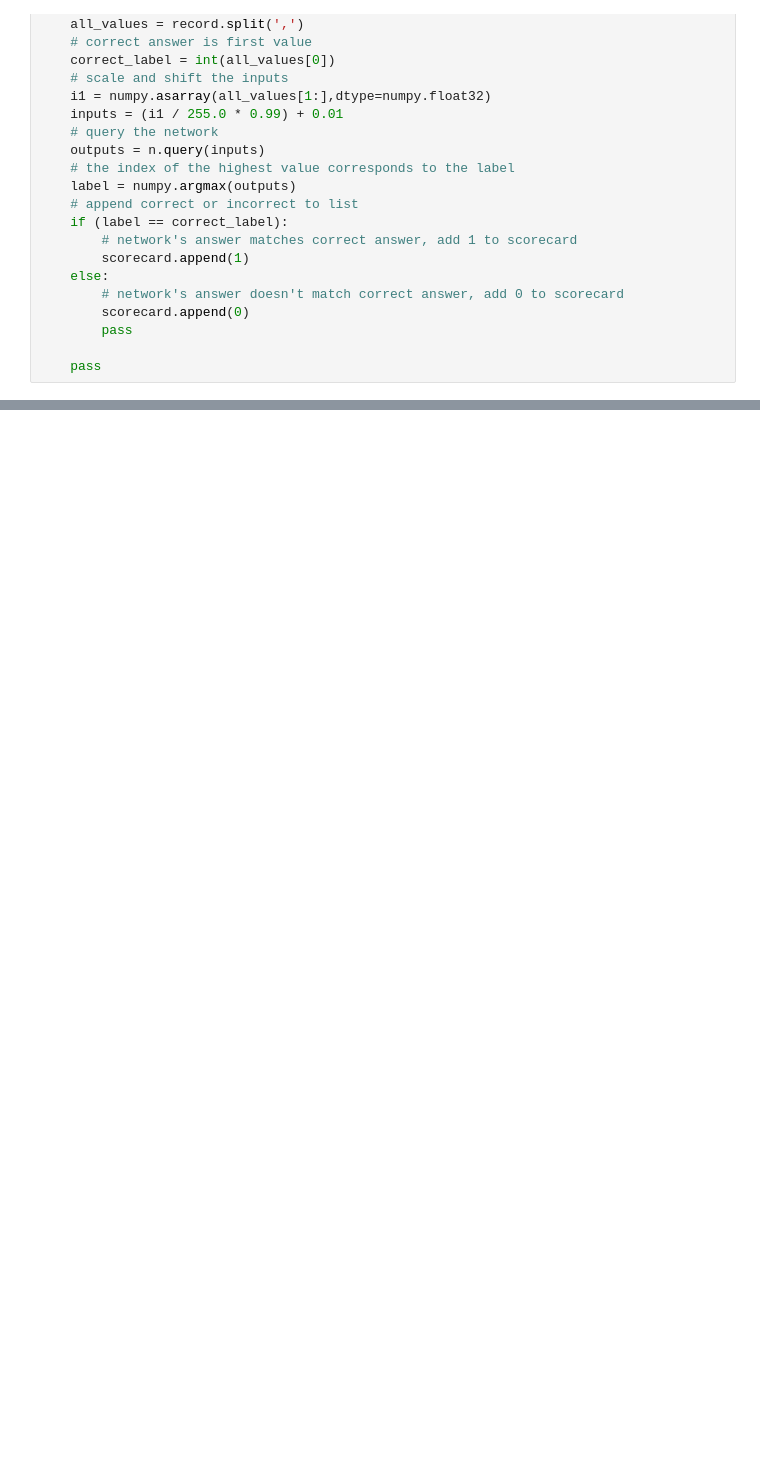
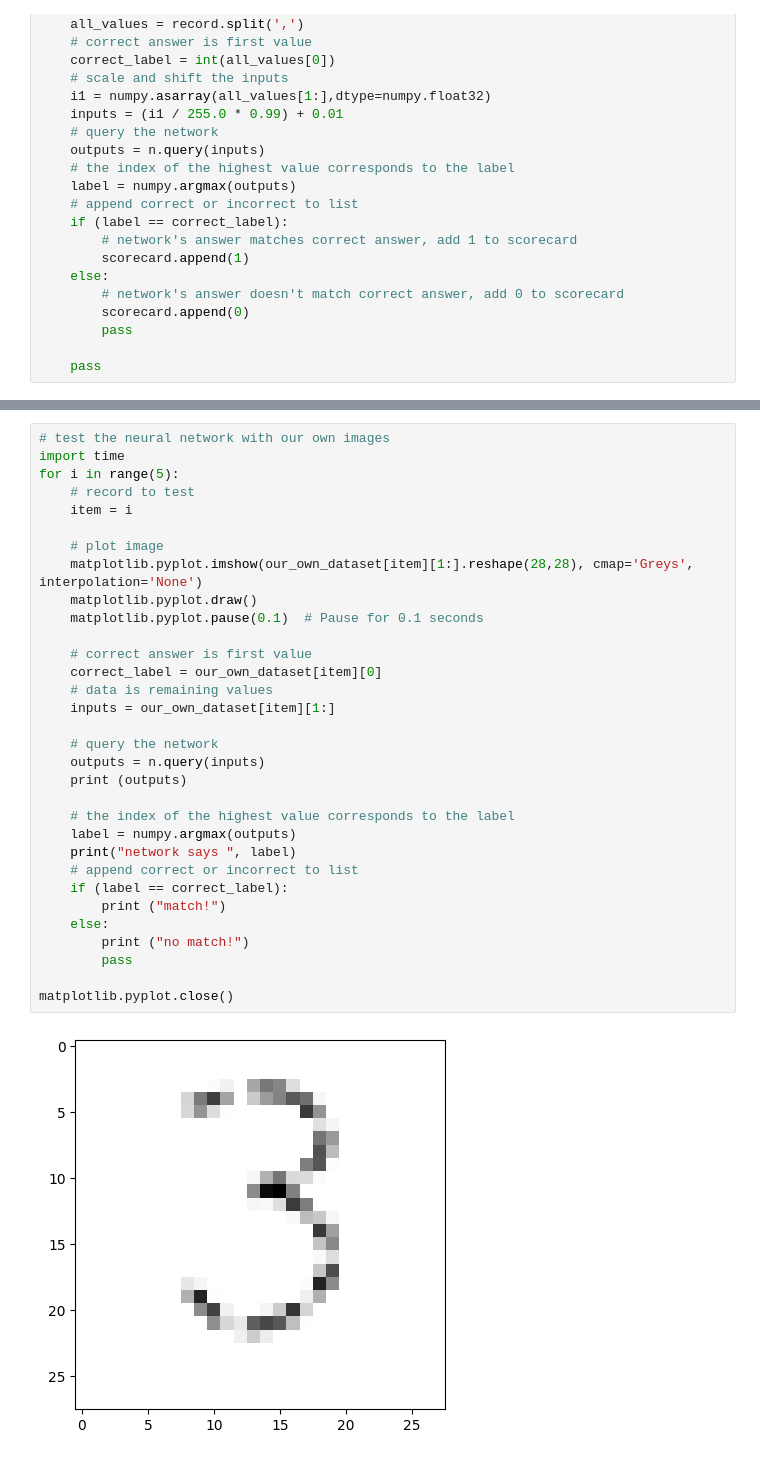
Before and after one commit to chandrunarayan/makeyourownneuralnetwork, a Jupyter notebook: part3_neural_network_mnist_backquery.ipynb, the cells around one changed output, grey strips where cells are left out. Saved outputs shown, nothing was run; the diff lists cells and outputs as text; blank space fills up the shorter version.

```diff
--- a/part3_neural_network_mnist_backquery.ipynb
+++ b/part3_neural_network_mnist_backquery.ipynb
@@ -244,0 +293,34 @@ matplotlib.pyplot.imshow(image_data.reshape(28,28), cmap='Greys', interpolation=
+# %%
+# test the neural network with our own images
+import time
+for i in range(5):
+    # record to test
+    item = i
+
+    # plot image
+    matplotlib.pyplot.imshow(our_own_dataset[item][1:].reshape(28,28), cmap='Greys', interpolation='None')
+    matplotlib.pyplot.draw()
+    matplotlib.pyplot.pause(0.1)  # Pause for 0.1 seconds
+
+    # correct answer is first value
+    correct_label = our_own_dataset[item][0]
+    # data is remaining values
+    inputs = our_own_dataset[item][1:]
+
+    # query the network
+    outputs = n.query(inputs)
+    print (outputs)
+
+    # the index of the highest value corresponds to the label
+    label = numpy.argmax(outputs)
+    print("network says ", label)
+    # append correct or incorrect to list
+    if (label == correct_label):
+        print ("match!")
+    else:
+        print ("no match!")
+        pass
+
+matplotlib.pyplot.close()
+# %% [output]
+[figure, added]
```
Also changed, not shown: parts of 6 cells of this notebook.
